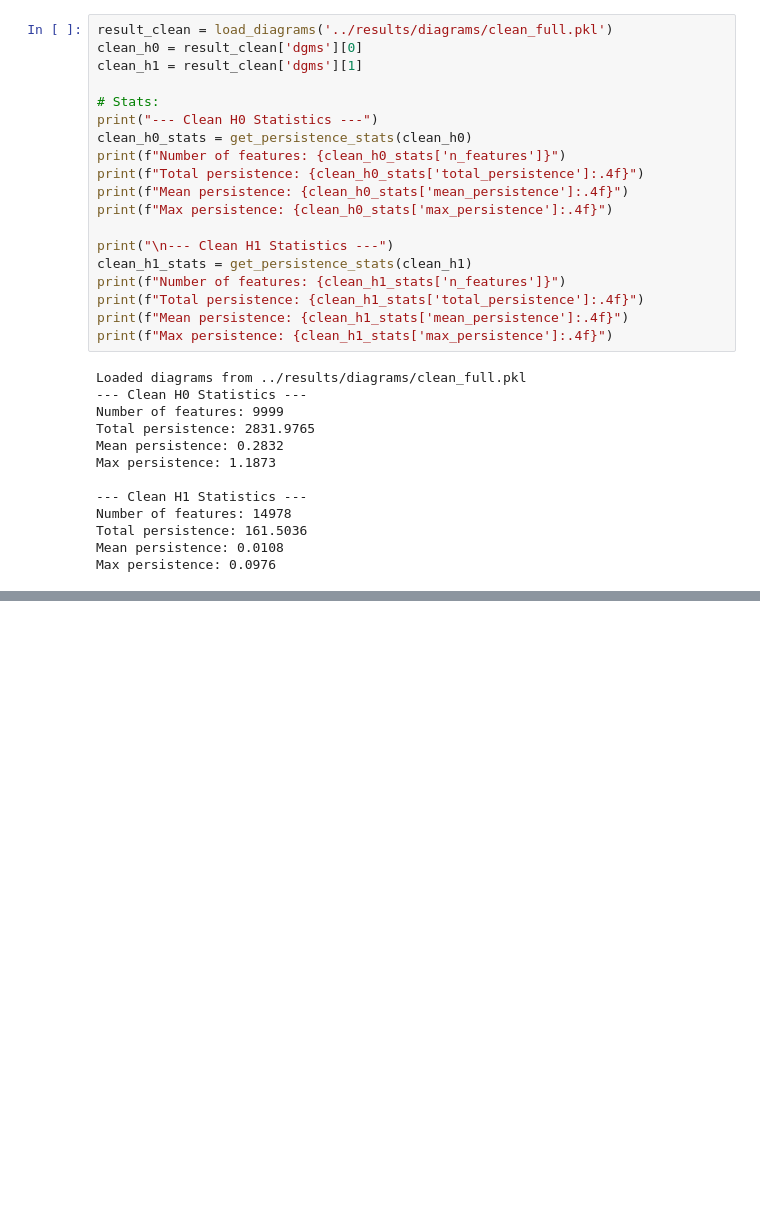
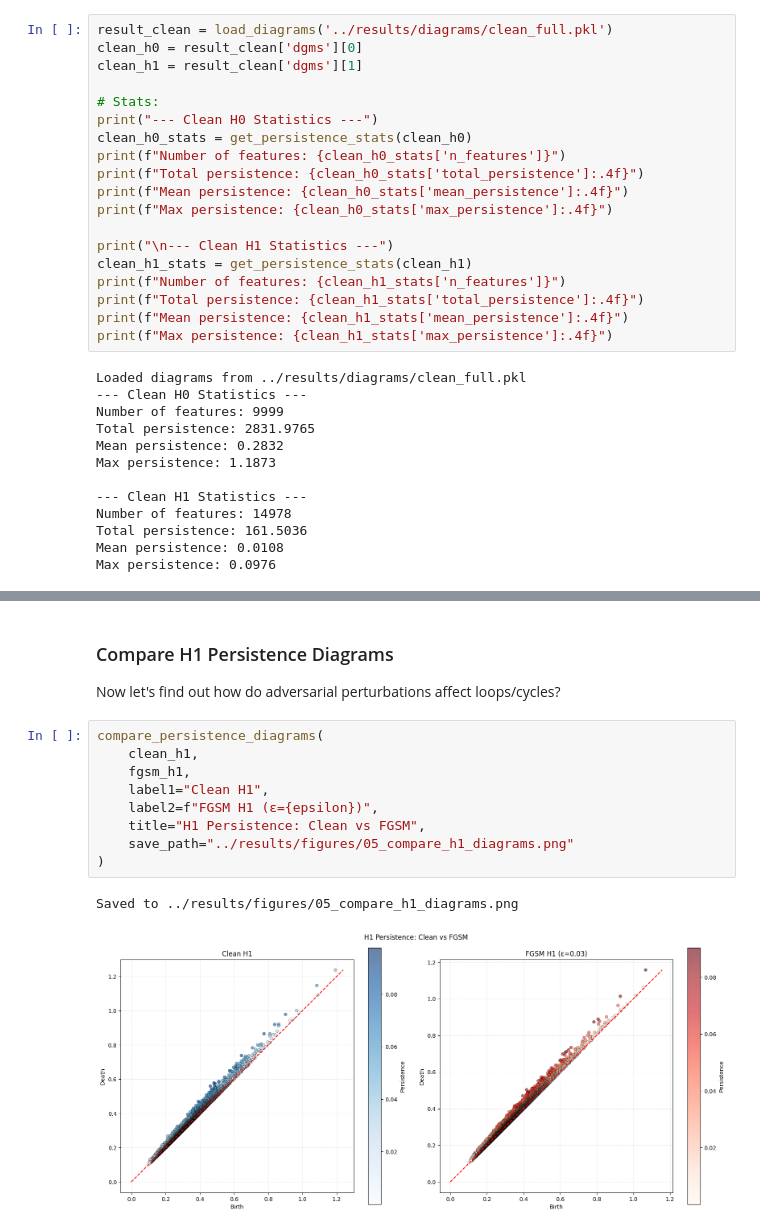
Before and after one commit to ShawarmaOnGit/tda-adversarial-detection, a Jupyter notebook: notebooks/05_fgsm_topology.ipynb, the cells around one changed output, grey strips where cells are left out. Drawn from its saved outputs; the diff is of its cells as text; blank space fills up the shorter version.

```diff
--- a/notebooks/05_fgsm_topology.ipynb
+++ b/notebooks/05_fgsm_topology.ipynb
@@ -170,0 +187,16 @@ Max persistence: 0.0976
+# %% [markdown]
+### Compare H1 Persistence Diagrams
+
+Now let's find out how do adversarial perturbations affect loops/cycles?
+# %%
+compare_persistence_diagrams(
+    clean_h1,
+    fgsm_h1,
+    label1="Clean H1",
+    label2=f"FGSM H1 (ε={epsilon})",
+    title="H1 Persistence: Clean vs FGSM",
+    save_path="../results/figures/05_compare_h1_diagrams.png"
+)
+# %% [output]
+Saved to ../results/figures/05_compare_h1_diagrams.png
+[figure, added]
```
Also changed, not shown: parts of 2 cells of this notebook, 2 other files.
